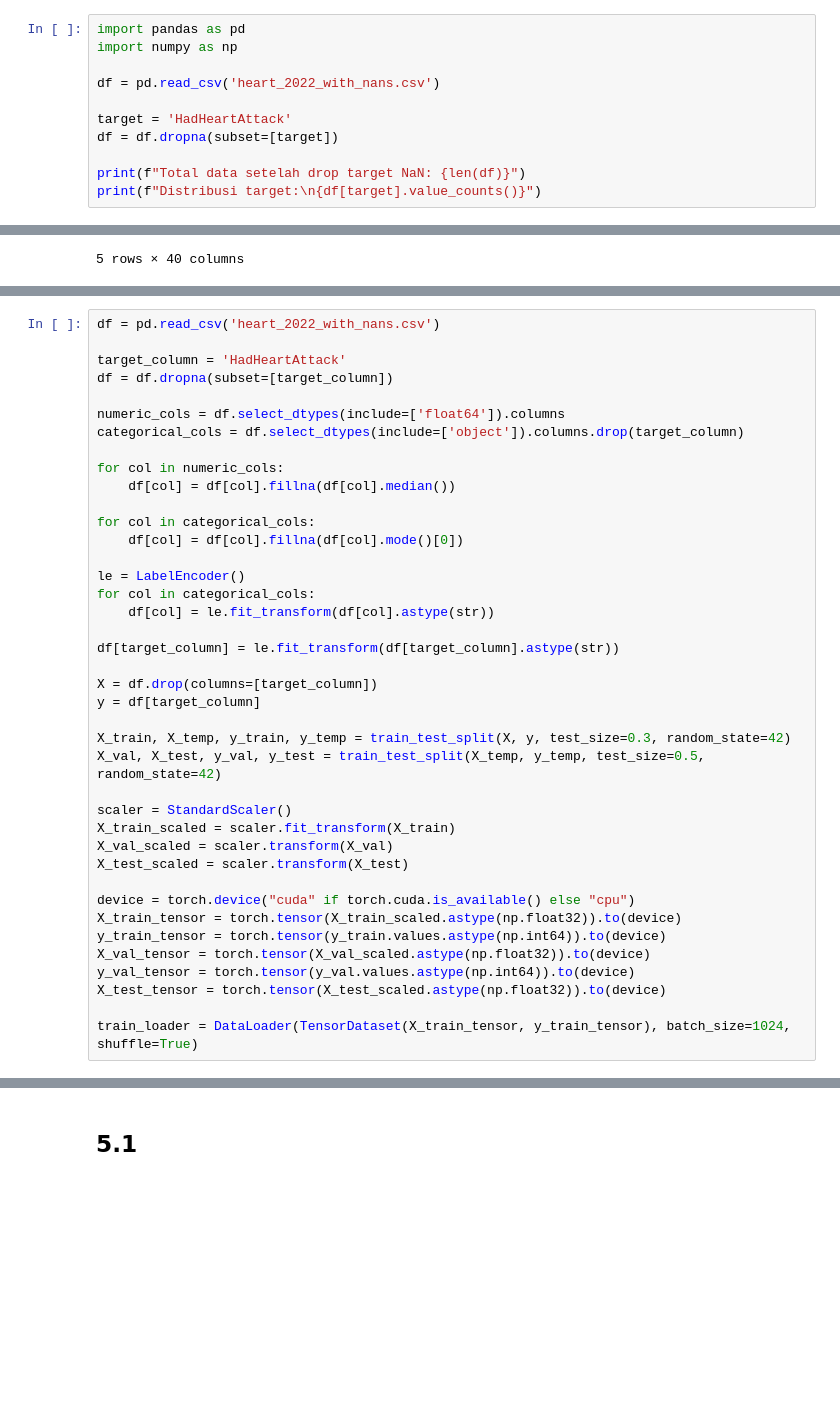
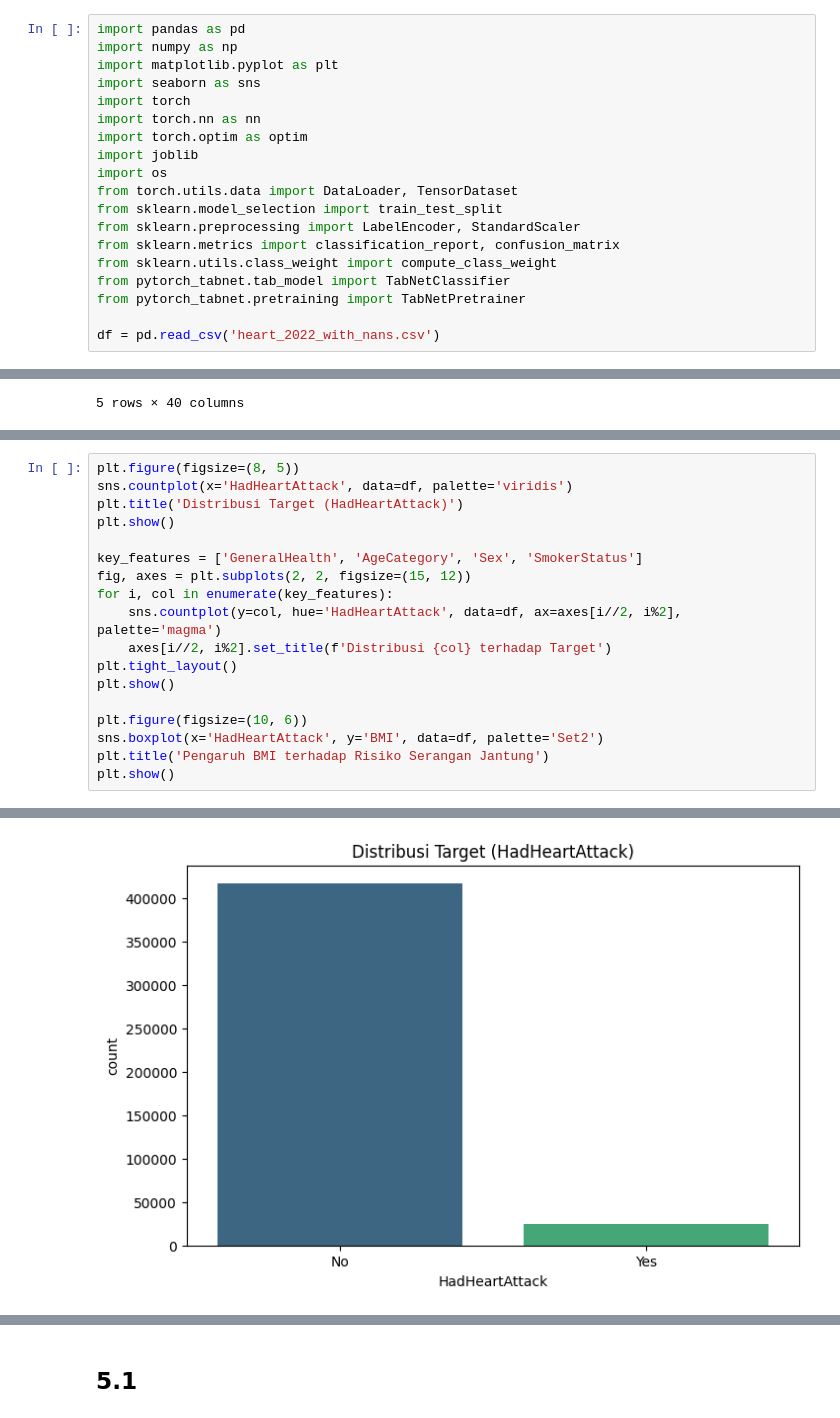
Before and after one commit to Naufallm/Klasifikasi-Resiko-Penyakit-Jantung-Machine-Learning-UAP, a Jupyter notebook: uap.ipynb, the cells around one changed output, grey strips where cells are left out. Saved outputs shown, nothing was run; the diff lists cells and outputs as text; blank space fills up the shorter version.

```diff
--- a/uap.ipynb
+++ b/uap.ipynb
@@ -44,11 +48,19 @@ Dataset merupakan data tabular dengan 445.132 baris dan 40 fitur.
 # %%
 import pandas as pd
 import numpy as np
+import matplotlib.pyplot as plt
+import seaborn as sns
+import torch
+import torch.nn as nn
+import torch.optim as optim
+import joblib
+import os
+from torch.utils.data import DataLoader, TensorDataset
+from sklearn.model_selection import train_test_split
+from sklearn.preprocessing import LabelEncoder, StandardScaler
+from sklearn.metrics import classification_report, confusion_matrix
+from sklearn.utils.class_weight import compute_class_weight
+from pytorch_tabnet.tab_model import TabNetClassifier
+from pytorch_tabnet.pretraining import TabNetPretrainer
 
 df = pd.read_csv('heart_2022_with_nans.csv')
-
-target = 'HadHeartAttack'
-df = df.dropna(subset=[target])
-
-print(f"Total data setelah drop target NaN: {len(df)}")
-print(f"Distribusi target:\n{df[target].value_counts()}")
@@ -74,41 +79,20 @@ df.head()
 Target klasifikasi yang digunakan adalah **HadHeartAttack**.
 # %%
-df = pd.read_csv('heart_2022_with_nans.csv')
+plt.figure(figsize=(8, 5))
+sns.countplot(x='HadHeartAttack', data=df, palette='viridis')
+plt.title('Distribusi Target (HadHeartAttack)')
+plt.show()
 
-target_column = 'HadHeartAttack'
-df = df.dropna(subset=[target_column])
+key_features = ['GeneralHealth', 'AgeCategory', 'Sex', 'SmokerStatus']
+fig, axes = plt.subplots(2, 2, figsize=(15, 12))
+for i, col in enumerate(key_features):
+    sns.countplot(y=col, hue='HadHeartAttack', data=df, ax=axes[i//2, i%2], palette='magma')
+    axes[i//2, i%2].set_title(f'Distribusi {col} terhadap Target')
+plt.tight_layout()
+plt.show()
 
-numeric_cols = df.select_dtypes(include=['float64']).columns
-categorical_cols = df.select_dtypes(include=['object']).columns.drop(target_column)
-
-for col in numeric_cols:
-    df[col] = df[col].fillna(df[col].median())
-
-for col in categorical_cols:
-    df[col] = df[col].fillna(df[col].mode()[0])
-
-le = LabelEncoder()
-for col in categorical_cols:
-    df[col] = le.fit_transform(df[col].astype(str))
-
-df[target_column] = le.fit_transform(df[target_column].astype(str))
-
-X = df.drop(columns=[target_column])
-y = df[target_column]
-
-X_train, X_temp, y_train, y_temp = train_test_split(X, y, test_size=0.3, random_state=42)
-X_val, X_test, y_val, y_test = train_test_split(X_temp, y_temp, test_size=0.5, random_state=42)
-
-scaler = StandardScaler()
-X_train_scaled = scaler.fit_transform(X_train)
-X_val_scaled = scaler.transform(X_val)
-X_test_scaled = scaler.transform(X_test)
-
-device = torch.device("cuda" if torch.cuda.is_available() else "cpu")
-X_train_tensor = torch.tensor(X_train_scaled.astype(np.float32)).to(device)
-y_train_tensor = torch.tensor(y_train.values.astype(np.int64)).to(device)
-X_val_tensor = torch.tensor(X_val_scaled.astype(np.float32)).to(device)
-y_val_tensor = torch.tensor(y_val.values.astype(np.int64)).to(device)
-X_test_tensor = torch.tensor(X_test_scaled.astype(np.float32)).to(device)
-
-train_loader = DataLoader(TensorDataset(X_train_tensor, y_train_tensor), batch_size=1024, shuffle=True)
+plt.figure(figsize=(10, 6))
+sns.boxplot(x='HadHeartAttack', y='BMI', data=df, palette='Set2')
+plt.title('Pengaruh BMI terhadap Risiko Serangan Jantung')
+plt.show()
+# %% [output]
@@ -114,0 +102 @@ train_loader = DataLoader(TensorDataset(X_train_tensor, y_train_tensor), batch_s
+[figure, added]
```
Also changed, not shown: parts of 30 cells of this notebook, 7 other files.
